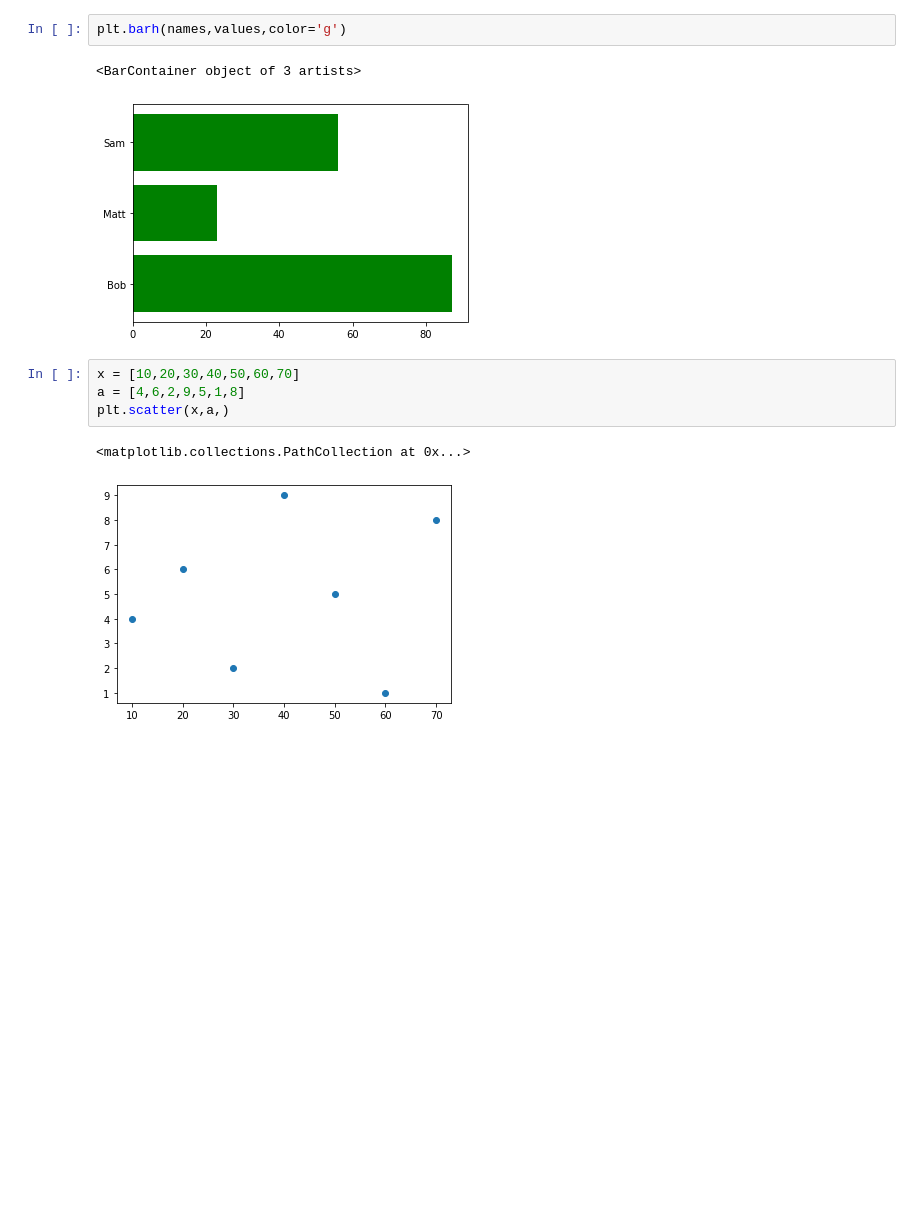
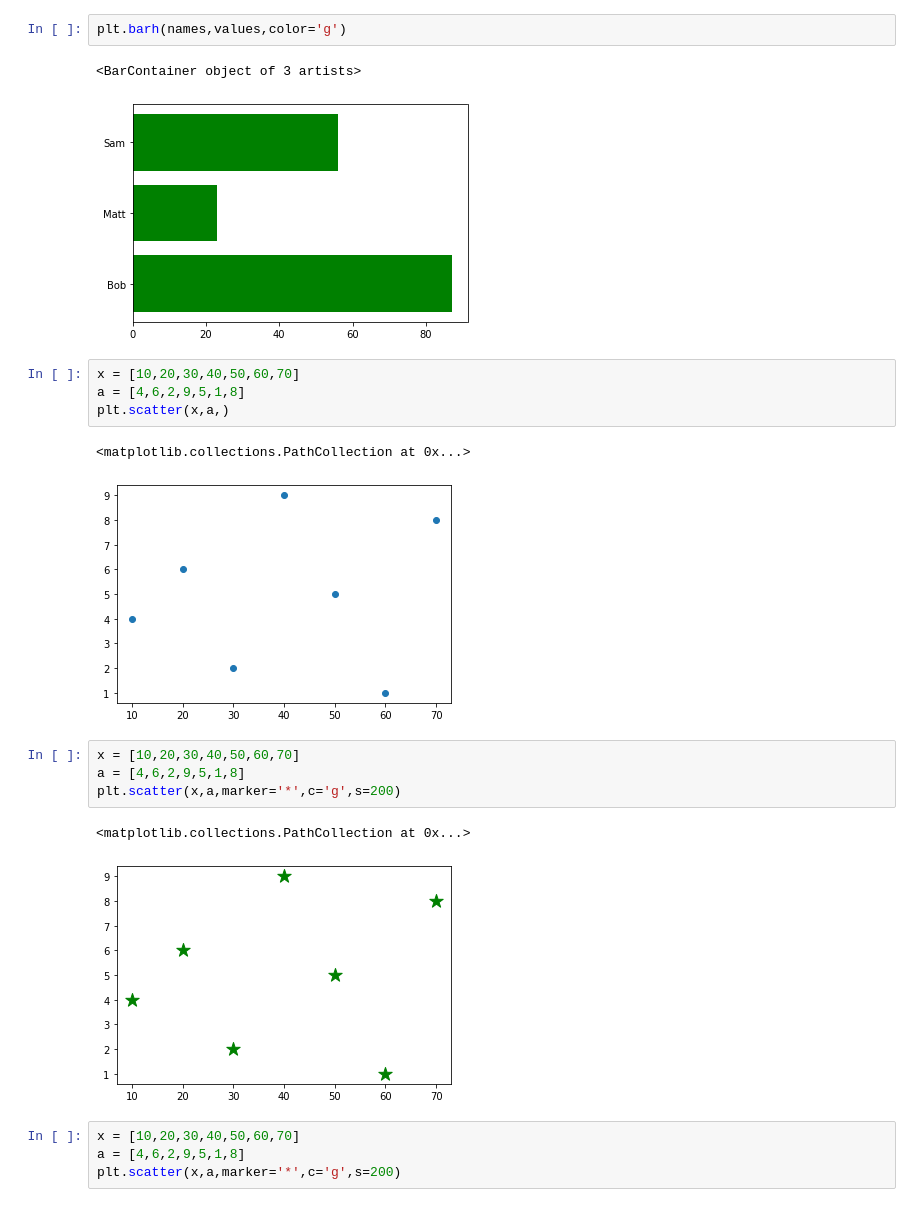
Before and after one commit to riyaty4/Machine-Learning, a Jupyter notebook: ML - Matplotlib.ipynb, the cells around one changed output. Saved outputs shown, nothing was run; the diff lists cells and outputs as text; blank space fills up the shorter version.

```diff
--- a/ML - Matplotlib.ipynb
+++ b/ML - Matplotlib.ipynb
@@ -82,3 +82,14 @@ plt.scatter(x,a,)
 # %% [output]
 <matplotlib.collections.PathCollection at 0x...>
 [figure]
+# %%
+x = [10,20,30,40,50,60,70]
+a = [4,6,2,9,5,1,8]
+plt.scatter(x,a,marker='*',c='g',s=200)
+# %% [output]
+<matplotlib.collections.PathCollection at 0x...>
+[figure, added]
+# %%
+x = [10,20,30,40,50,60,70]
+a = [4,6,2,9,5,1,8]
+plt.scatter(x,a,marker='*',c='g',s=200)
```
